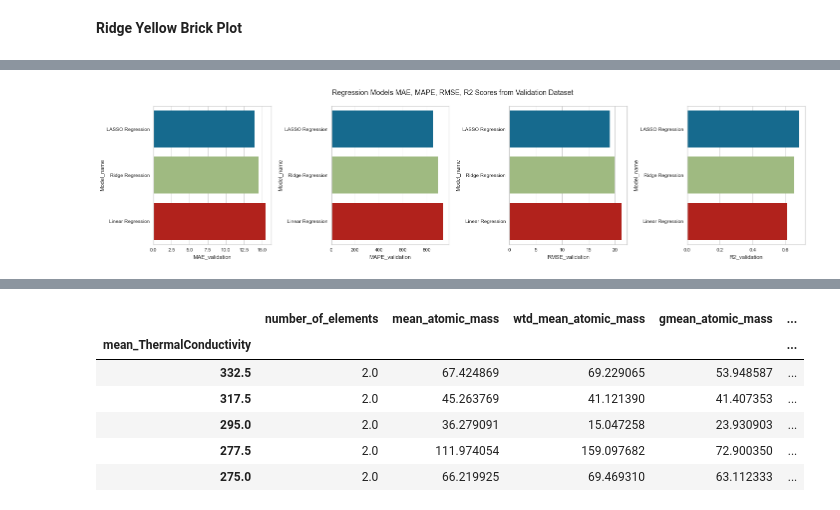
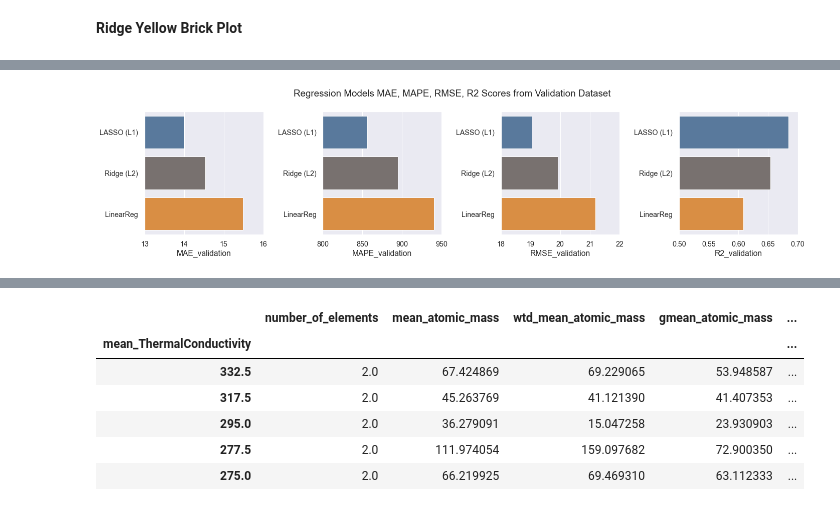
Before and after one commit to JosephLazarus/QTW, a Jupyter notebook: Case Study 1/Case Study 1-simplier.ipynb, the cells around one changed output, grey strips where cells are left out. Cells and saved outputs as stored; diff of their text form; code cells hidden in the pictures.

Commit message:
Evaluation matrices plots for train and valid df

```diff
--- a/Case Study 1/Case Study 1-simplier.ipynb
+++ b/Case Study 1/Case Study 1-simplier.ipynb
@@ -523,7 +523,7 @@ GridSearchCV(cv=KFold(n_splits=5, random_state=None, shuffle=False),
 regEstimator = regGridSearch.best_estimator_
 
 #Evaluate the regression estimator above using our pre-defined cross validation and scoring metrics.
-l, linMae = EvaluateRegressionEstimator('Linear Regression', regEstimator,  X_scaled, y, Xval_scaled, yval, cv_method)
+l, linMae = EvaluateRegressionEstimator('LinearReg', regEstimator,  X_scaled, y, Xval_scaled, yval, cv_method)
 regModel_stat = regModel_stat.append(l)
 
 #Plot rediction Error, Residual and Cook's D
@@ -677,7 +678,7 @@ Text(0, 0.5, 'MAE')
 LassoEstimator = LassoGridSearch.best_estimator_
 
 #Evaluate the regression estimator above using our pre-defined cross validation and scoring metrics.
-L1, LassoMae = EvaluateRegressionEstimator('LASSO Regression', LassoEstimator, X_scaled, y, Xval_scaled, yval, cv_method)
+L1, LassoMae = EvaluateRegressionEstimator('LASSO (L1)', LassoEstimator, X_scaled, y, Xval_scaled, yval, cv_method)
 regModel_stat = regModel_stat.append(L1)
 
 #Plot rediction Error, Residual and Cook's D
@@ -761,7 +762,7 @@ GridSearchCV(cv=KFold(n_splits=5, random_state=None, shuffle=False),
 ridgeEstimator = ridgeGridSearch.best_estimator_
 
 #Evaluate the regression estimator above using our pre-defined cross validation and scoring metrics.
-L2, ridgeMae = EvaluateRegressionEstimator('Ridge Regression', ridgeEstimator, X_scaled, y, Xval_scaled, yval, cv_method)
+L2, ridgeMae = EvaluateRegressionEstimator('Ridge (L2)', ridgeEstimator, X_scaled, y, Xval_scaled, yval, cv_method)
 regModel_stat = regModel_stat.append(L2)
 
 #Plot rediction Error, Residual and Cook's D
@@ -824,37 +871,40 @@ regModel_stat
 # %%
-from heapq import nsmallest
-from heapq import nlargest
+sns.set(font_scale = 1.3)
 
 fig, axes = plt.subplots(1, 4, figsize=(20, 5))
 fig.suptitle('Regression Models MAE, MAPE, RMSE, R2 Scores from Validation Dataset')
 
 mae_valid = np.array(regModel_stat.sort_values('MAE_validation').MAE_validation)
 # top2_maevalid = max(nsmallest(2, mae_valid))
 # clrs1 = ['grey' if (x > top2_maevalid) else 'red' for x in mae_valid]
-sns.barplot(ax=axes[0], x="MAE_validation", y="Model_name", data=regModel_stat.sort_values('MAE_validation'))
-# axes[0].set_xlim(.11,.145)
+sns.barplot(ax=axes[0], x="MAE_validation", y="Model_name", data=regModel_stat.sort_values('MAE_validation'), palette=colors)
+axes[0].set_ylabel('')
+axes[0].set_xlim(13,16)
 
 mape_valid = np.array(regModel_stat.sort_values('MAPE_validation').MAPE_validation)
 # top2_mapevalid = max(nsmallest(2, mape_valid))
 # clrs2 = ['grey' if (x > top2_mapevalid) else 'red' for x in mape_valid]
-sns.barplot(ax=axes[1], x="MAPE_validation", y="Model_name", data=regModel_stat.sort_values('MAPE_validation'))
-# axes[1].set_xlim(5,7.12)
+sns.barplot(ax=axes[1], x="MAPE_validation", y="Model_name", data=regModel_stat.sort_values('MAPE_validation'), palette=colors)
+axes[1].set_ylabel('')
+axes[1].set_xlim(800,950)
 
 rmse_valid = np.array(regModel_stat.sort_values('RMSE_validation').RMSE_validation)
 # top2_rmsevalid = max(nsmallest(2, rmse_valid))
 # clrs3 = ['grey' if (x > top2_rmsevalid) else 'red' for x in rmse_valid]
-sns.barplot(ax=axes[2], x="RMSE_validation", y="Model_name", data=regModel_stat.sort_values('RMSE_validation'))
-# axes[2].set_xlim(.15,.195)
+sns.barplot(ax=axes[2], x="RMSE_validation", y="Model_name", data=regModel_stat.sort_values('RMSE_validation'), palette=colors)
+axes[2].set_ylabel('')
+axes[2].set_xlim(18,22)
 
 r2_valid = np.array(regModel_stat.sort_values('R2_validation', ascending=False).R2_validation)
 # top2_r2valid = min(nlargest(2, r2_valid))
 # clrs4 = ['grey' if (x < top2_r2valid) else 'red' for x in r2_valid]
-sns.barplot(ax=axes[3], x="R2_validation", y="Model_name", data=regModel_stat.sort_values('R2_validation', ascending=False))
-# axes[3].set_xlim(.55,.72)
+sns.barplot(ax=axes[3], x="R2_validation", y="Model_name", data=regModel_stat.sort_values('R2_validation', ascending=False), palette=colors)
+axes[3].set_ylabel('')
+axes[3].set_xlim(.5,.7)
 
 plt.tight_layout()
 # %% [output]
-[figure, old version]
+[figure, new version]
 # %%
 sns.scatterplot(data=df, x="wtd_range_ThermalConductivity", y="critical_temp", size=1, alpha=0.3)
 # %% [output]
```
Also changed, not shown: parts of 10 cells of this notebook.
